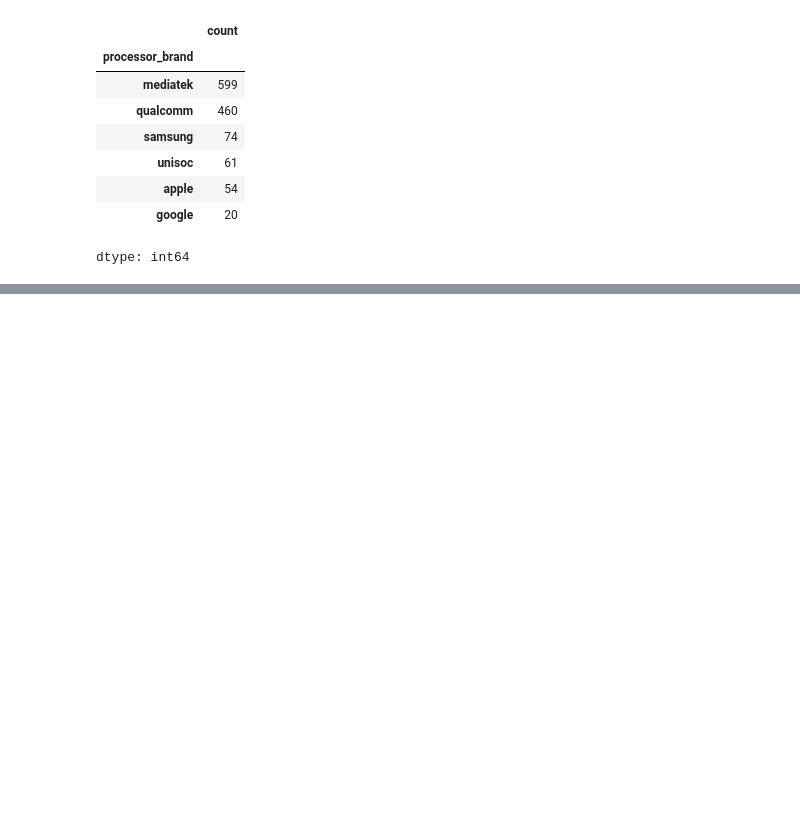
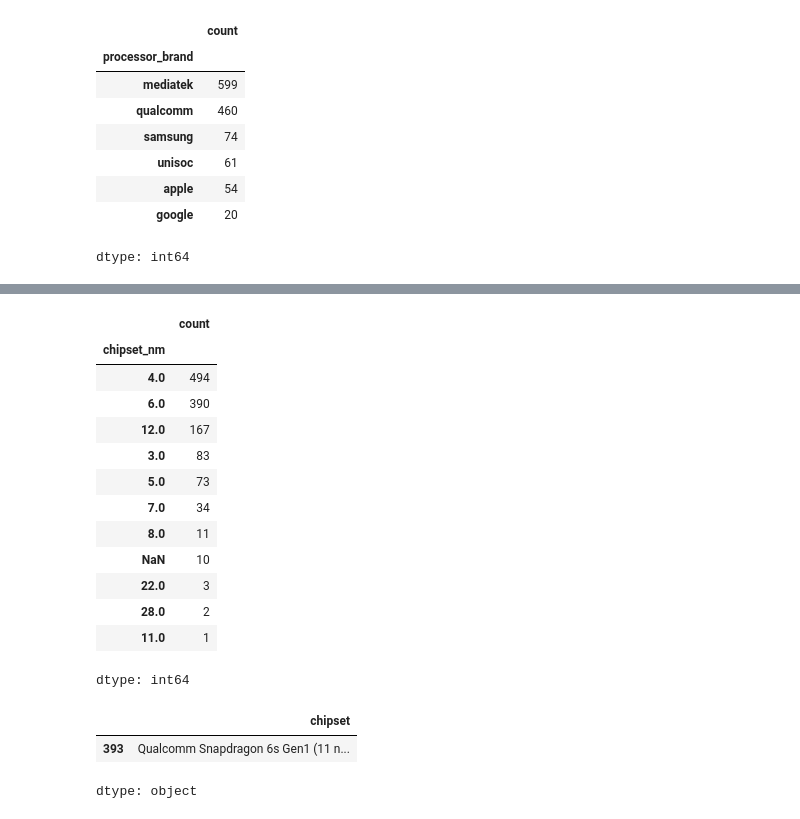
Before and after one commit to rajeshxdatascience/smartphone-recommender-system, a Jupyter notebook: SpecLens_AI_Data_Engineering.ipynb, the cells around one changed output, grey strips where cells are left out. Cells and saved outputs as stored; diff of their text form; code cells hidden in the pictures; blank space fills up the shorter version.

```diff
--- a/SpecLens_AI_Data_Engineering.ipynb
+++ b/SpecLens_AI_Data_Engineering.ipynb
@@ -2810,0 +2837,23 @@ df[['processor_brand','chipset_brand']].sample(20)
+# %%
+df['chipset_nm'].value_counts(dropna=False)
+# %% [output]
+|  | count |
+| chipset_nm |  |
+| 4.0 | 494 |
+| 6.0 | 390 |
+| 12.0 | 167 |
+| 3.0 | 83 |
+| 5.0 | 73 |
+| 7.0 | 34 |
+| 8.0 | 11 |
+| NaN | 10 |
+| 22.0 | 3 |
+| 28.0 | 2 |
+| 11.0 | 1 |
+dtype: int64
+# %%
+df[df['chipset_nm'] == 11]['chipset']
+# %% [output]
+|  | chipset |
+| 393 | Qualcomm Snapdragon 6s Gen1 (11 n... |
+dtype: object
```
Also changed, not shown: parts of 37 cells of this notebook.
